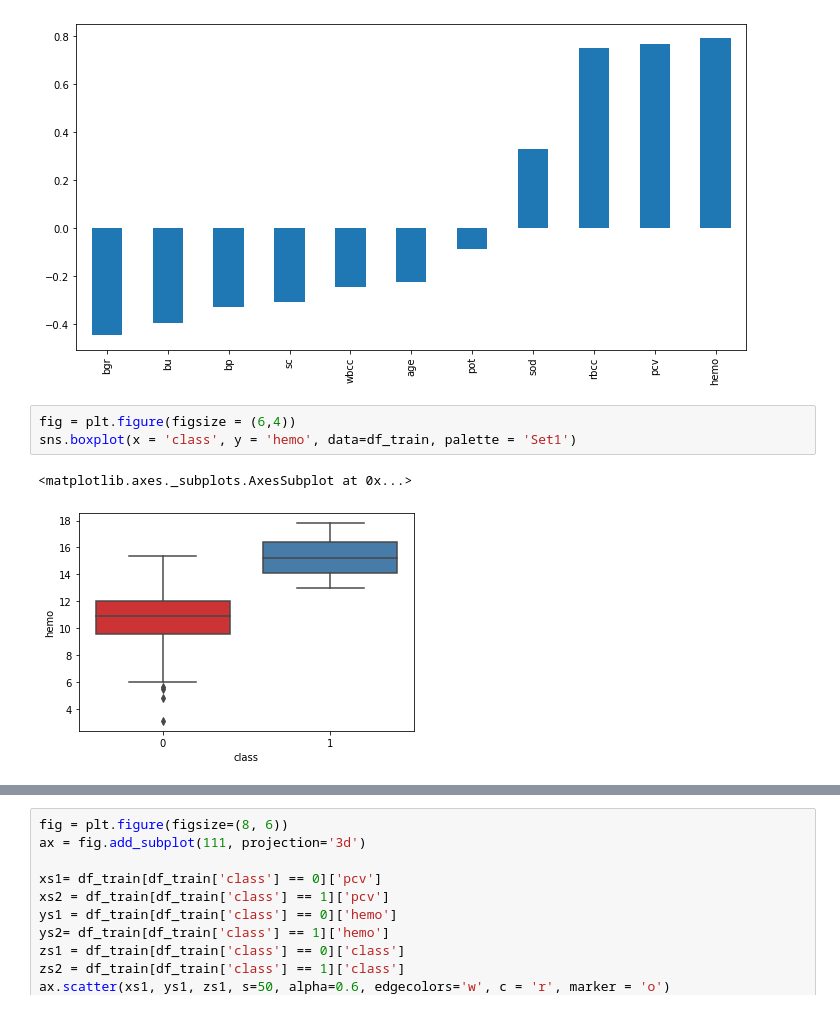
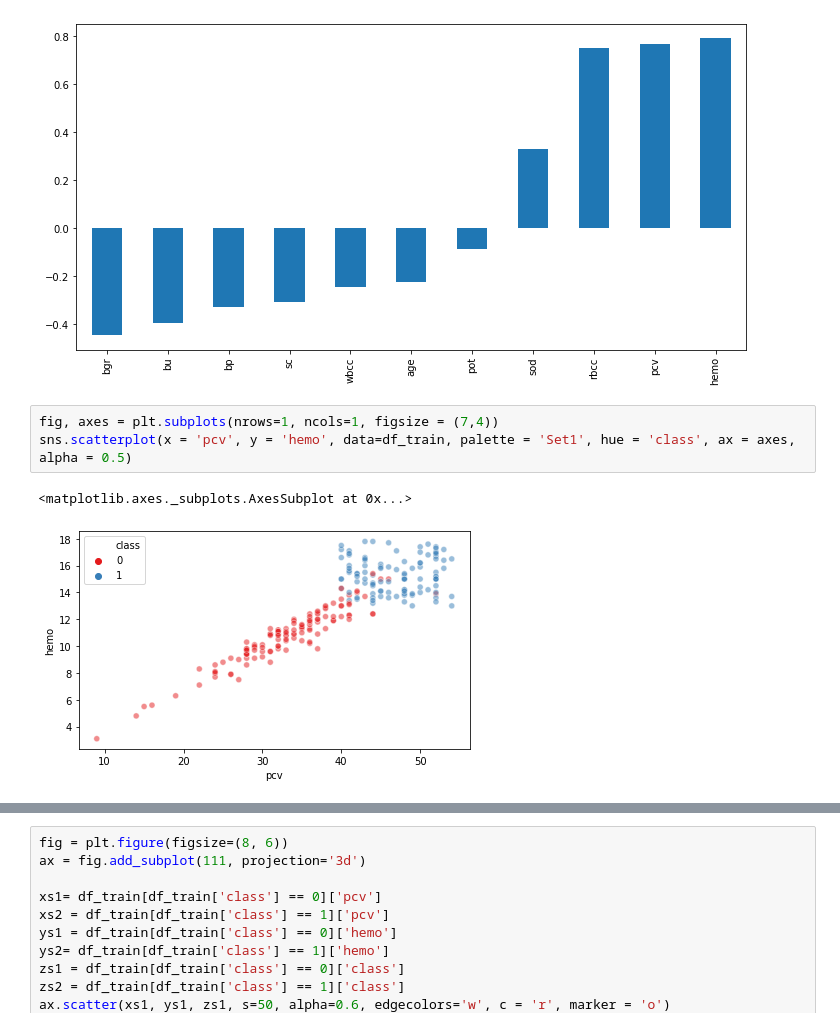
Before and after one commit to moii789/Kidney_Disease_ML_Research, a Jupyter notebook: kidney_disease-main.ipynb, the cells around one changed output, grey strips where cells are left out. Saved outputs shown, nothing was run; the diff lists cells and outputs as text.

```diff
--- a/kidney_disease-main.ipynb
+++ b/kidney_disease-main.ipynb
@@ -343,8 +307,8 @@ df_train.corr()['class'][:-1].sort_values().plot(kind = 'bar')
 <matplotlib.axes._subplots.AxesSubplot at 0x...>
 [figure]
 # %%
-fig = plt.figure(figsize = (6,4))
-sns.boxplot(x = 'class', y = 'hemo', data=df_train, palette = 'Set1')
+fig, axes = plt.subplots(nrows=1, ncols=1, figsize = (7,4))
+sns.scatterplot(x = 'pcv', y = 'hemo', data=df_train, palette = 'Set1', hue = 'class', ax = axes, alpha = 0.5)
 # %% [output]
 <matplotlib.axes._subplots.AxesSubplot at 0x...>
-[figure, old version]
+[figure, new version]
```
Also changed, not shown: parts of 63 cells of this notebook.
